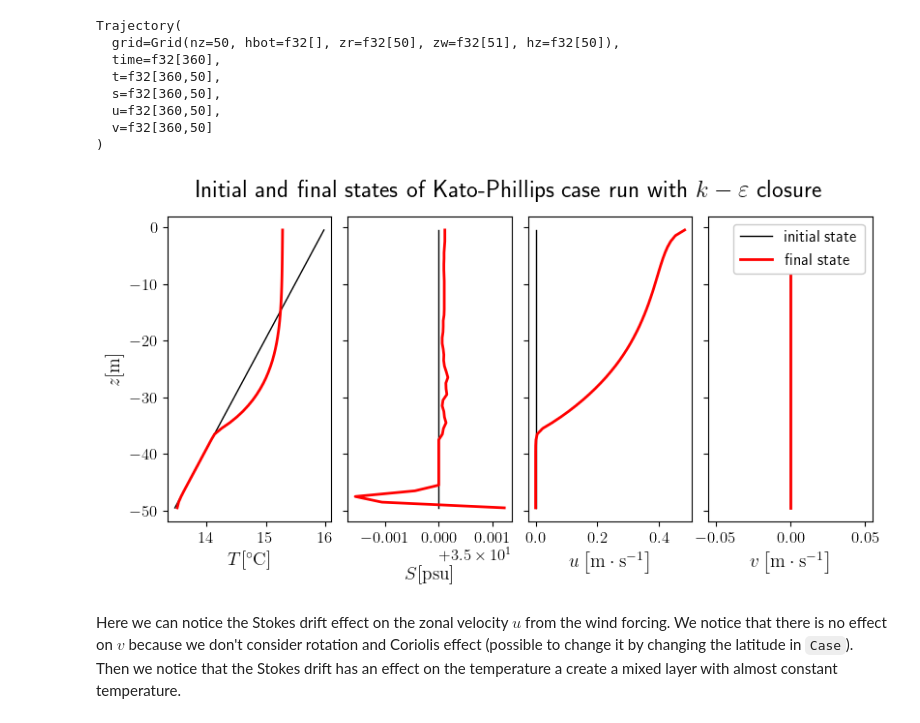
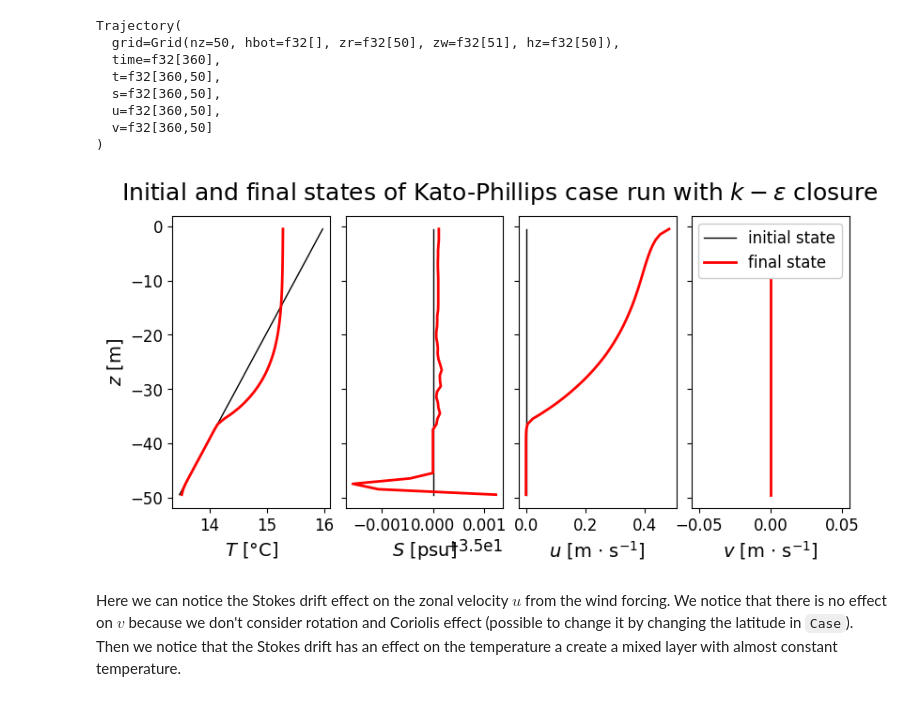
Before and after one commit to meom-group/tunax, a Jupyter notebook: notebooks/k-epsilon_Kato-Phillips.ipynb, the cells around one changed output. Cells and saved outputs as stored; diff of their text form; code cells hidden in the pictures.

Commit message:
Notebook fixes
- add notebooks installation on Readme
- fix unvailable latex on Kto Phillips notebook

```diff
--- a/notebooks/k-epsilon_Kato-Phillips.ipynb
+++ b/notebooks/k-epsilon_Kato-Phillips.ipynb
@@ -2,6 +2,8 @@
 # Perfect model $k-\varepsilon$ calibration on Kato-Phillips case
 In this notebook, we will demonstrate how get started with _Tunax_ to run a forward model and do a perfect model calibration. Our approach will use the $k-\varepsilon$ closure and will be based on the idealized Kato-Phillips [1] case. This case is characterized by the absence of heat flux and the presence of uniform zonal wind forcing. In a _perfect-model_ framework, the “observations” used for calibration are outputs of a forward model run, generated using a specific set of $k-\varepsilon$ parameters. The goal is for _Tunax_ to successfully retrieve these original parameters through the calibration process.
 # %%
+import os
+import shutil
 import jax.numpy as jnp
 import numpy as np
 import matplotlib.pyplot as plt
@@ -9,9 +11,9 @@ from matplotlib.pyplot import Figure, Axes
 from typing import List, Tuple, TypeAlias
 subplot_1D_type: TypeAlias = Tuple[Figure, List[Axes]]
 subplot_2D_type: TypeAlias = Tuple[Figure, List[List[Axes]]]
-plt.rc('text', usetex=True)
+latex_installed = shutil.which("latex") is not None
 plt.rcParams.update({
-    'text.usetex': True,
+    'text.usetex': latex_installed,
     'figure.figsize': (8, 5),
     'axes.titlesize': 18,
     'figure.titlesize': 18,
@@ -67,11 +69,18 @@ ax_s.plot(init_state.s, zr, 'k')
 ax_u.plot(init_state.u, zr, 'k')
 ax_v.plot(init_state.v, zr, 'k')
 
-ax_t.set_xlabel(r'$T [{}^\circ\mathrm C]$')
-ax_s.set_xlabel(r'$S \ [\mathrm{psu}]$')
-ax_u.set_xlabel(r'$u \left[\mathrm m \cdot \mathrm s^{-1}\right]$')
-ax_v.set_xlabel(r'$v \left[\mathrm m \cdot \mathrm s^{-1}\right]$')
-ax_t.set_ylabel(r'$z [\mathrm m]$')
+if latex_installed:
+    ax_t.set_xlabel (r'$T [{}^\circ\mathrm C]$')
+    ax_s.set_xlabel(r'$S \ [\mathrm{psu}]$')
+    ax_u.set_xlabel(r'$u \left[\mathrm m \cdot \mathrm s^{-1}\right]$')
+    ax_v.set_xlabel(r'$v \left[\mathrm m \cdot \mathrm s^{-1}\right]$')
+    ax_t.set_ylabel(r'$z [\mathrm m]$')
+else:
+    ax_t.set_xlabel ('$T$ [°C]')
+    ax_s.set_xlabel('$S$ [psu]')
+    ax_u.set_xlabel(r'$u$ [m $\cdot$ s${}^{-1}$]')
+    ax_v.set_xlabel(r'$v$ [m $\cdot$ s${}^{-1}$]')
+    ax_t.set_ylabel(r'$z$ [m]')
 ax_t.legend()
 fig.suptitle('Initial state of Kato-Phillips case')
 
@@ -179,31 +187,39 @@ Trajectory(
 # %%
 zr = grid.zr
 
 sp: subplot_1D_type = plt.subplots(1, 4, sharey=True, figsize=(8, 4))
 fig, [ax_t, ax_s, ax_u, ax_v] = sp
 fig.tight_layout(rect=[0, 0.0, 1, 0.94])
 fig.subplots_adjust(wspace=0.1)
 
 ax_t.plot(traj_obs.t[0, :], zr, 'k', linewidth=1)
 ax_t.plot(traj_obs.t[-1, :], zr, 'r')
 ax_s.plot(traj_obs.s[0, :], zr, 'k', linewidth=1)
 ax_s.plot(traj_obs.s[-1, :], zr, 'r')
 ax_u.plot(traj_obs.u[0, :], zr, 'k', linewidth=1)
 ax_u.plot(traj_obs.u[-1, :], zr, 'r')
 ax_v.plot(traj_obs.v[0, :], zr, 'k', linewidth=1, label='initial state')
 ax_v.plot(traj_obs.v[-1, :], zr, 'r', label='final state')
 
-ax_t.set_xlabel(r'$T [{}^\circ\mathrm C]$')
-ax_s.set_xlabel(r'$S [\mathrm{psu}]$', labelpad=15)
-ax_u.set_xlabel(r'$u \left[\mathrm m \cdot \mathrm s^{-1}\right]$')
-ax_v.set_xlabel(r'$v \left[\mathrm m \cdot \mathrm s^{-1}\right]$')
-ax_t.set_ylabel(r'$z [\mathrm m]$')
+if latex_installed:
+    ax_t.set_xlabel(r'$T [{}^\circ\mathrm C]$')
+    ax_s.set_xlabel(r'$S [\mathrm{psu}]$', labelpad=15)
+    ax_u.set_xlabel(r'$u \left[\mathrm m \cdot \mathrm s^{-1}\right]$')
+    ax_v.set_xlabel(r'$v \left[\mathrm m \cdot \mathrm s^{-1}\right]$')
+    ax_t.set_ylabel(r'$z [\mathrm m]$')
+    fig.suptitle(r'Initial and final states of Kato-Phillips case run with $k-\varepsilon$ closure')
+else:
+    ax_t.set_xlabel ('$T$ [°C]')
+    ax_s.set_xlabel('$S$ [psu]')
+    ax_u.set_xlabel(r'$u$ [m $\cdot$ s${}^{-1}$]')
+    ax_v.set_xlabel(r'$v$ [m $\cdot$ s${}^{-1}$]')
+    ax_t.set_ylabel(r'$z$ [m]')
+    fig.suptitle(r'Initial and final states of Kato-Phillips case run with $k-\varepsilon$ closure')
 ax_v.legend(framealpha=1.)
-fig.suptitle(r'Initial and final states of Kato-Phillips case run with $k-\varepsilon$ closure')
 
 plt.show()
 # %% [output]
-[figure, old version]
+[figure, new version]
 # %% [markdown]
 Here we can notice the Stokes drift effect on the zonal velocity $u$ from the wind forcing. We notice that there is no effect on $v$ because we don't consider rotation and Coriolis effect (possible to change it by changing the latitude in `Case`). Then we notice that the Stokes drift has an effect on the temperature a create a mixed layer with almost constant temperature.
 # %% [markdown]
```
Also changed, not shown: parts of 6 cells of this notebook, 1 other file.
